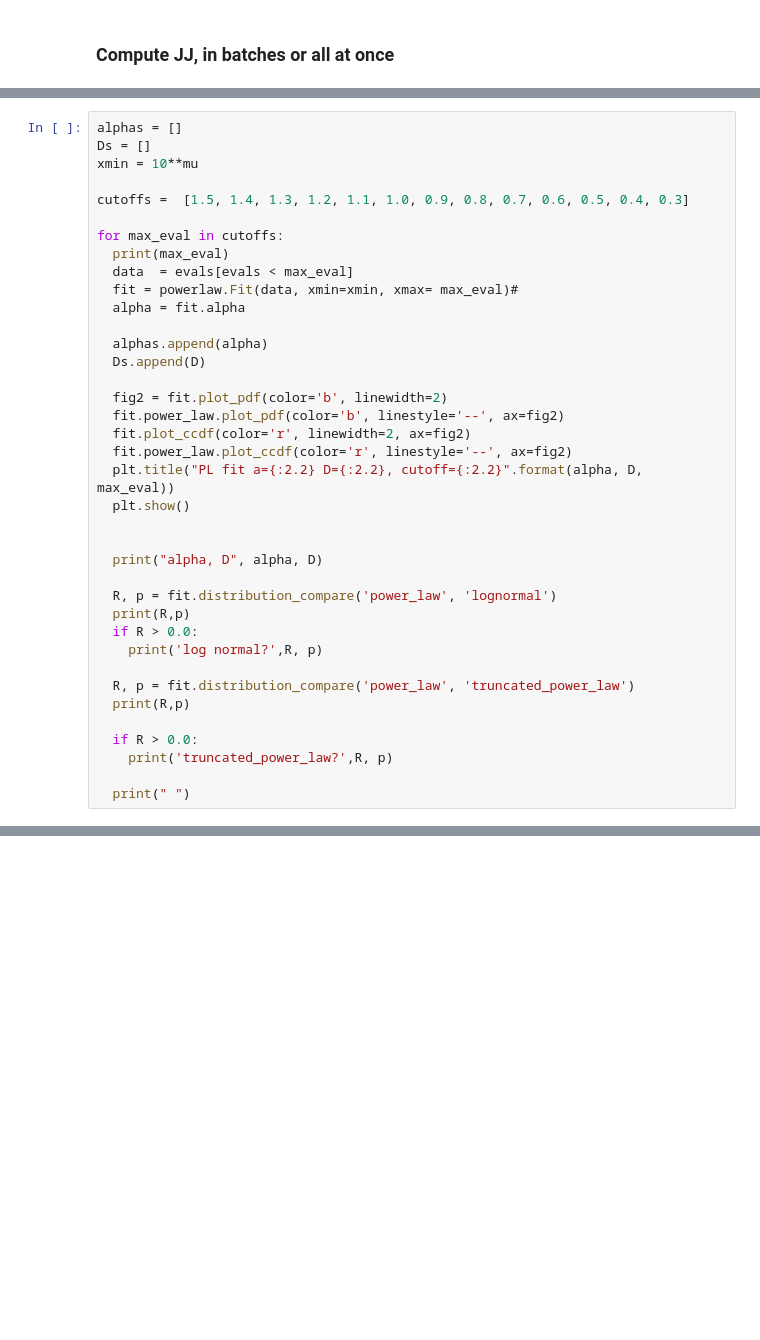
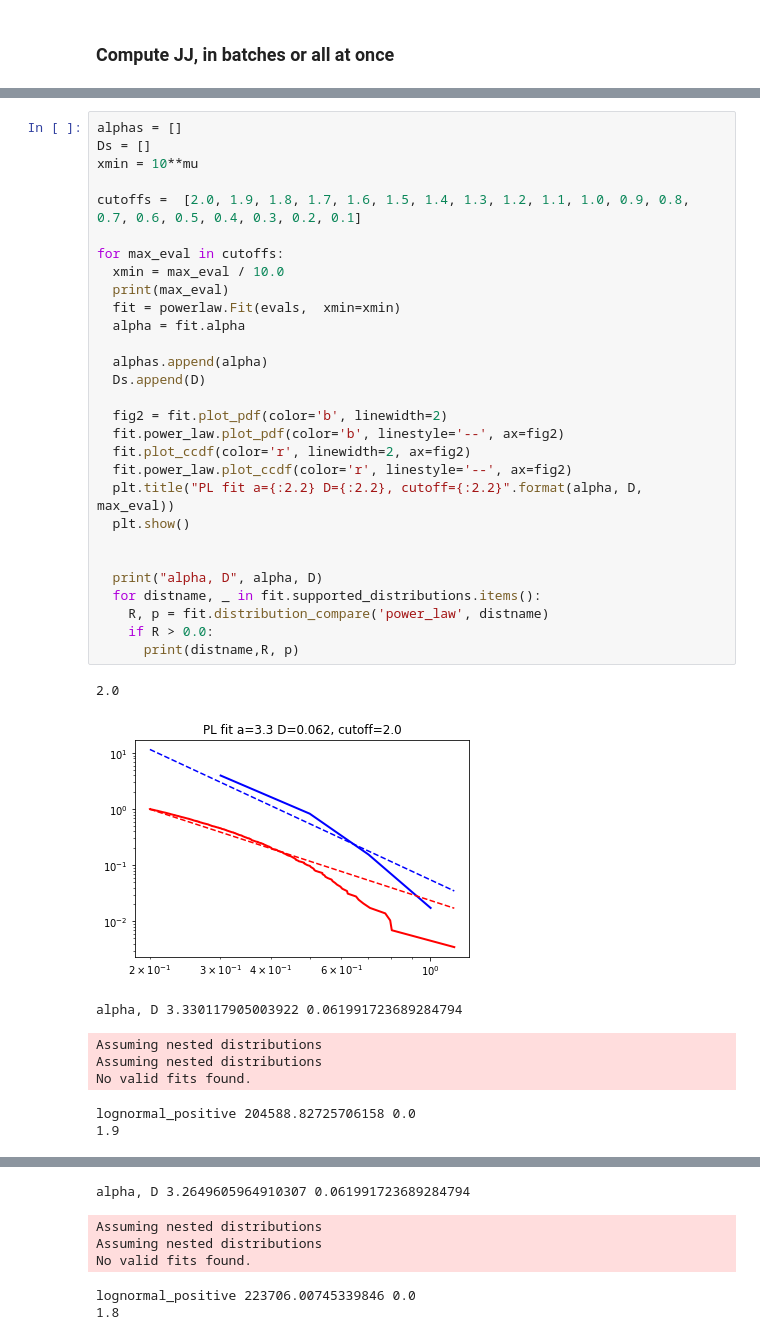
Before and after one commit to CalculatedContent/ww-phys_theory, a Jupyter notebook: Full_Test_Jacobians_Check.ipynb, the cells around one changed output, grey strips where cells are left out. Saved outputs shown, nothing was run; the diff lists cells and outputs as text; blank space fills up the shorter version.

```diff
--- a/Full_Test_Jacobians_Check.ipynb
+++ b/Full_Test_Jacobians_Check.ipynb
@@ -312,38 +381,38 @@ break
 # %%
 alphas = []
 Ds = []
 xmin = 10**mu
 
-cutoffs =  [1.5, 1.4, 1.3, 1.2, 1.1, 1.0, 0.9, 0.8, 0.7, 0.6, 0.5, 0.4, 0.3]
+cutoffs =  [2.0, 1.9, 1.8, 1.7, 1.6, 1.5, 1.4, 1.3, 1.2, 1.1, 1.0, 0.9, 0.8, 0.7, 0.6, 0.5, 0.4, 0.3, 0.2, 0.1]
 
 for max_eval in cutoffs:
+  xmin = max_eval / 10.0
   print(max_eval)
-  data  = evals[evals < max_eval]
-  fit = powerlaw.Fit(data, xmin=xmin, xmax= max_eval)#
+  fit = powerlaw.Fit(evals,  xmin=xmin)
   alpha = fit.alpha
 
   alphas.append(alpha)
   Ds.append(D)
 
   fig2 = fit.plot_pdf(color='b', linewidth=2)
   fit.power_law.plot_pdf(color='b', linestyle='--', ax=fig2)
   fit.plot_ccdf(color='r', linewidth=2, ax=fig2)
   fit.power_law.plot_ccdf(color='r', linestyle='--', ax=fig2)
   plt.title("PL fit a={:2.2} D={:2.2}, cutoff={:2.2}".format(alpha, D, max_eval))
   plt.show()
 
 
   print("alpha, D", alpha, D)
-
-  R, p = fit.distribution_compare('power_law', 'lognormal')
-  print(R,p)
-  if R > 0.0:
-    print('log normal?',R, p)
-
-  R, p = fit.distribution_compare('power_law', 'truncated_power_law')
-  print(R,p)
-
-  if R > 0.0:
-    print('truncated_power_law?',R, p)
-
-  print(" ")
+  for distname, _ in fit.supported_distributions.items():
+    R, p = fit.distribution_compare('power_law', distname)
+    if R > 0.0:
+      print(distname,R, p)
+# %% [output]
+2.0
+[figure, added]
+alpha, D 3.330117905003922 0.061991723689284794
+Assuming nested distributions
+Assuming nested distributions
+No valid fits found.
+lognormal_positive 204588.82725706158 0.0
+1.9
@@ -349,0 +420,6 @@ for max_eval in cutoffs:
+alpha, D 3.2649605964910307 0.061991723689284794
+Assuming nested distributions
+Assuming nested distributions
+No valid fits found.
+lognormal_positive 223706.00745339846 0.0
+1.8
```
Also changed, not shown: parts of 35 cells of this notebook.
